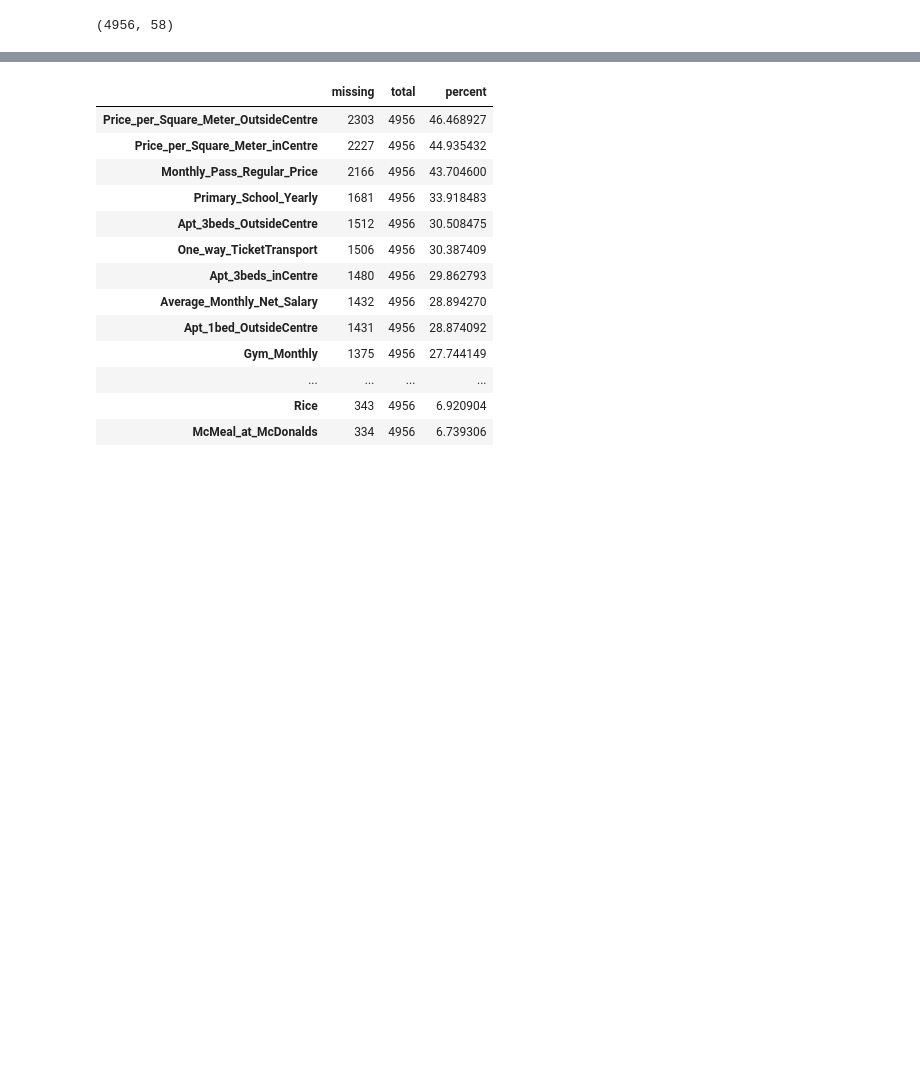
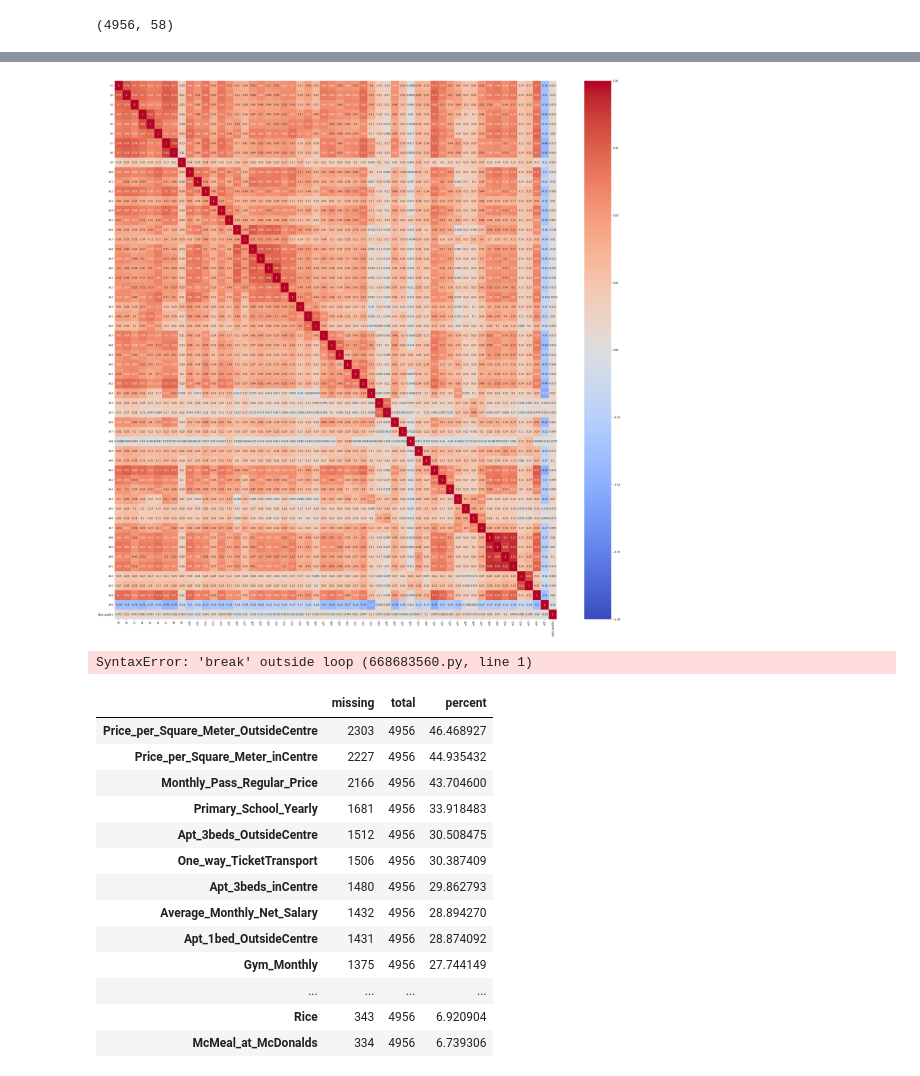
Before and after one commit to Adalab/promo-d-da-modulo1-sprint2-Paloma_Paula_Iris, a Jupyter notebook: regresion_lineal/1_intro_eda+2_test_estadisticos.ipynb, the cells around one changed output, grey strips where cells are left out. Drawn from its saved outputs; the diff is of its cells as text; code cells hidden in the pictures; blank space fills up the shorter version.

```diff
--- a/regresion_lineal/1_intro_eda+2_test_estadisticos.ipynb
+++ b/regresion_lineal/1_intro_eda+2_test_estadisticos.ipynb
@@ -11,7 +11,7 @@ from scipy import stats
 from sklearn.experimental import enable_iterative_imputer
 from sklearn.impute import IterativeImputer
 
-plt.rcParams["figure.figsize"] = (10,8)
+plt.rcParams["figure.figsize"] = (40,40)
 
 import warnings
 warnings.filterwarnings('ignore')
@@ -173,3 +193,11 @@ Los principales estadísticos de las columnas categóricas son:
+# %%
+sns.heatmap(df.corr(), annot=True, vmin= -1, vmax=1, cmap='coolwarm');
+# %% [output]
+[figure, added]
+# %%
+break
+# %% [output]
+SyntaxError: 'break' outside loop (668683560.py, line 1)
 # %%
 columnas_fuera = ['x4', 'x5', 'x7', 'x8', 'x10', 'x13', 'x16', 'x17', 'x18', 'x19', 'x20', 'x21', 'x22', 'x30', 'x32', 'x34', 'x35', 'x40', 'x44', 'x45', 'x46', 'x47']
 # %%
```
Also changed, not shown: parts of 3 cells of this notebook, 1 other file.
